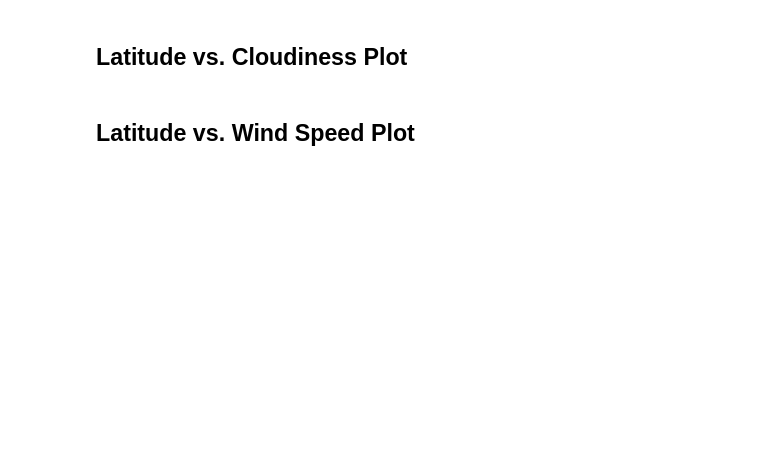
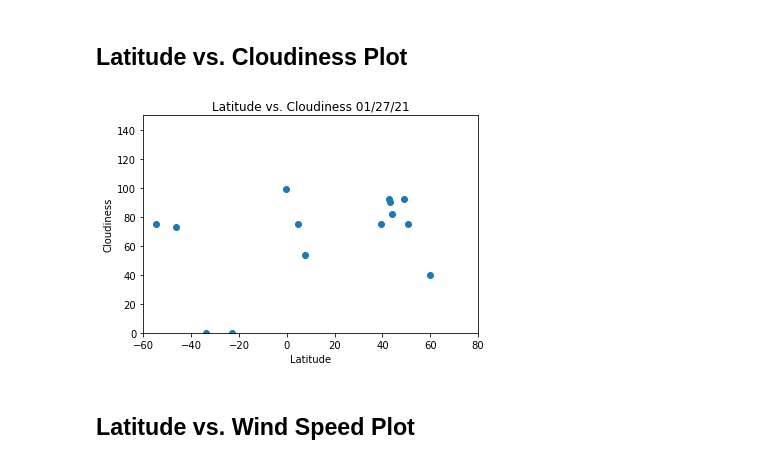
Before and after one commit to CatherinePoirier/API_challenge, a Jupyter notebook: WeatherPy/WeatherPy.ipynb, the cells around one changed output. Drawn from its saved outputs; the diff is of its cells as text; code cells hidden in the pictures; blank space fills up the shorter version.

```diff
--- a/WeatherPy/WeatherPy.ipynb
+++ b/WeatherPy/WeatherPy.ipynb
@@ -184,4 +281,14 @@ Skip this step if there are no cities that have humidity > 100%.
 # %% [markdown]
 ## Latitude vs. Cloudiness Plot
+# %%
+plt.scatter(clean_city_data['Lat'], clean_city_data['Cloudiness'])
+plt.ylim(0, 150)
+plt.xlim(-60, 80)
+plt.xlabel('Latitude')
+plt.ylabel('Cloudiness')
+plt.title(f'Latitude vs. Cloudiness {plot_date}')
+plt.show()
+# %% [output]
+[figure, added]
 # %% [markdown]
 ## Latitude vs. Wind Speed Plot
```
Also changed, not shown: parts of 15 cells of this notebook.
